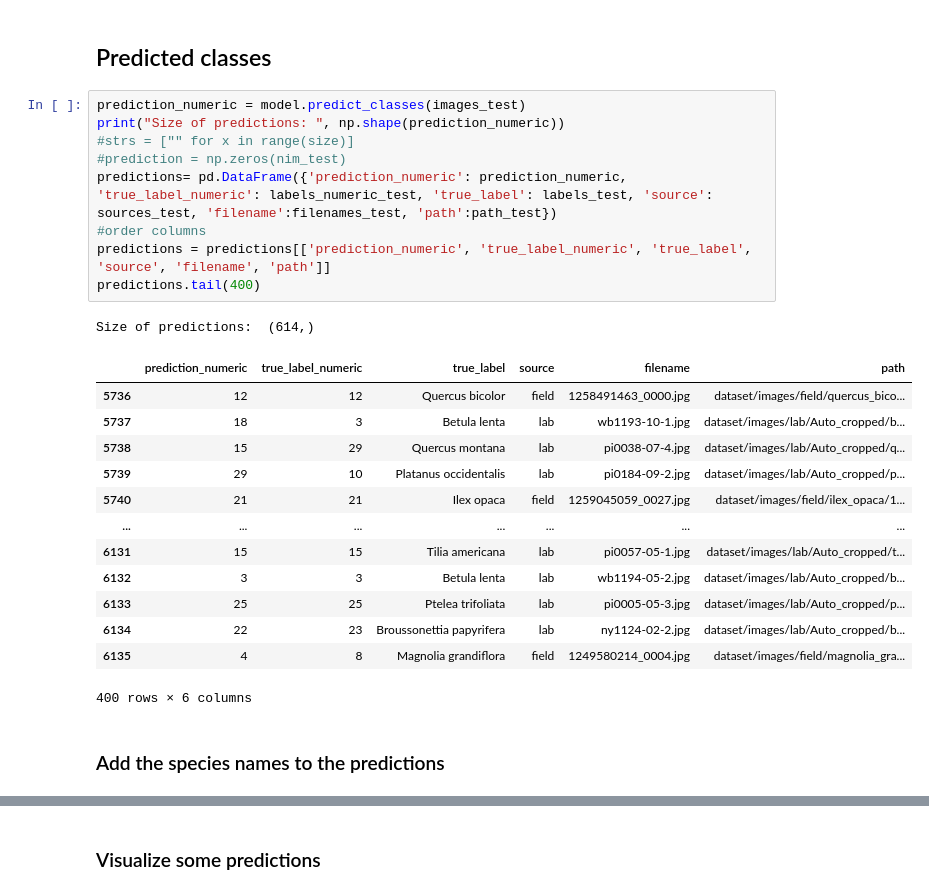
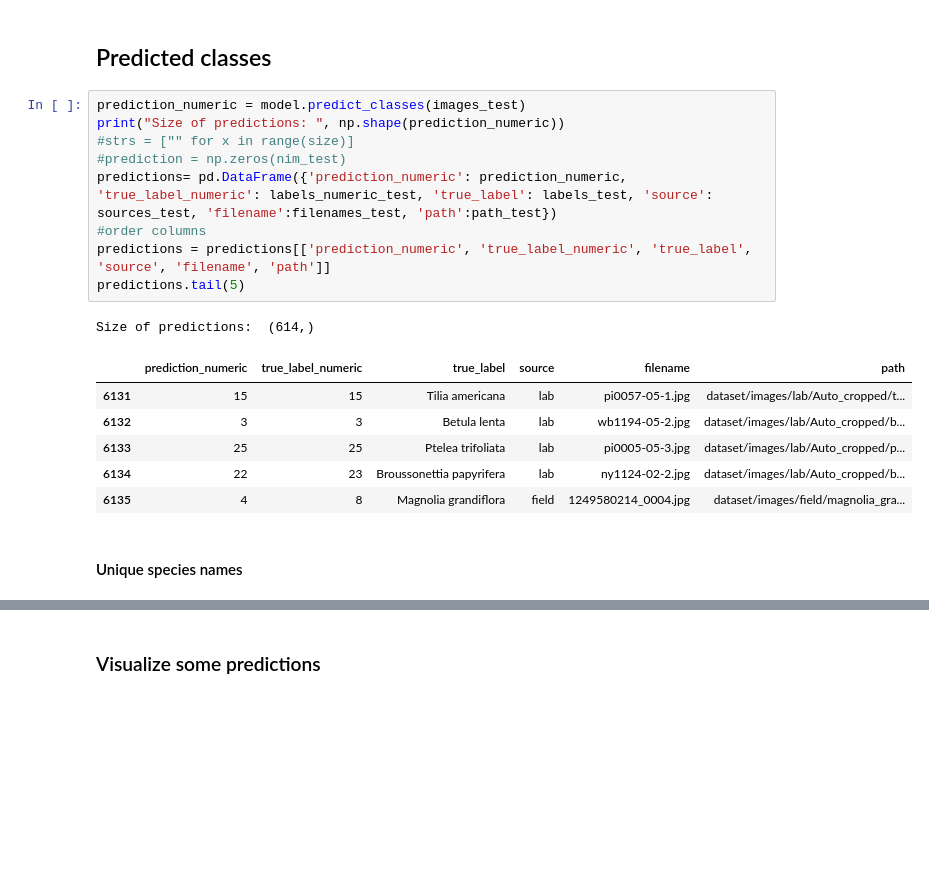
Before and after one commit to NLeSC/XAI, a Jupyter notebook: Software/LeafSnapDemo/LeafSnapModel30_ManyImagesSomeMethods.ipynb, the cells around one changed output, grey strips where cells are left out. Cells and saved outputs as stored; diff of their text form; blank space fills up the shorter version.

```diff
--- a/Software/LeafSnapDemo/LeafSnapModel30_ManyImagesSomeMethods.ipynb
+++ b/Software/LeafSnapDemo/LeafSnapModel30_ManyImagesSomeMethods.ipynb
@@ -162,29 +162,22 @@ Test accuracy: 74.9185667946595 %
 # %%
 prediction_numeric = model.predict_classes(images_test)
 print("Size of predictions: ", np.shape(prediction_numeric))
 #strs = ["" for x in range(size)]
 #prediction = np.zeros(nim_test)
 predictions= pd.DataFrame({'prediction_numeric': prediction_numeric, 'true_label_numeric': labels_numeric_test, 'true_label': labels_test, 'source': sources_test, 'filename':filenames_test, 'path':path_test})
 #order columns
 predictions = predictions[['prediction_numeric', 'true_label_numeric', 'true_label', 'source', 'filename', 'path']]
-predictions.tail(400)
+predictions.tail(5)
 # %% [output]
 Size of predictions:  (614,)
 |  | prediction_numeric | true_label_numeric | true_label | source | filename | path |
-| 5736 | 12 | 12 | Quercus bicolor | field | 1258491463_0000.jpg | dataset/images/field/quercus_bico... |
-| 5737 | 18 | 3 | Betula lenta | lab | wb1193-10-1.jpg | dataset/images/lab/Auto_cropped/b... |
-| 5738 | 15 | 29 | Quercus montana | lab | pi0038-07-4.jpg | dataset/images/lab/Auto_cropped/q... |
-| 5739 | 29 | 10 | Platanus occidentalis | lab | pi0184-09-2.jpg | dataset/images/lab/Auto_cropped/p... |
-| 5740 | 21 | 21 | Ilex opaca | field | 1259045059_0027.jpg | dataset/images/field/ilex_opaca/1... |
-| ... | ... | ... | ... | ... | ... | ... |
 | 6131 | 15 | 15 | Tilia americana | lab | pi0057-05-1.jpg | dataset/images/lab/Auto_cropped/t... |
 | 6132 | 3 | 3 | Betula lenta | lab | wb1194-05-2.jpg | dataset/images/lab/Auto_cropped/b... |
 | 6133 | 25 | 25 | Ptelea trifoliata | lab | pi0005-05-3.jpg | dataset/images/lab/Auto_cropped/p... |
 | 6134 | 22 | 23 | Broussonettia papyrifera | lab | ny1124-02-2.jpg | dataset/images/lab/Auto_cropped/b... |
 | 6135 | 4 | 8 | Magnolia grandiflora | field | 1249580214_0004.jpg | dataset/images/field/magnolia_gra... |
-400 rows × 6 columns
 # %% [markdown]
-### Add  the species names to the predictions
+#### Unique species names
 # %%
 # correspondence label and label_numeric
 info_data_unique = info_data[['label', 'label_numeric']]
```
Also changed, not shown: parts of 6 cells of this notebook, 1 other file.
